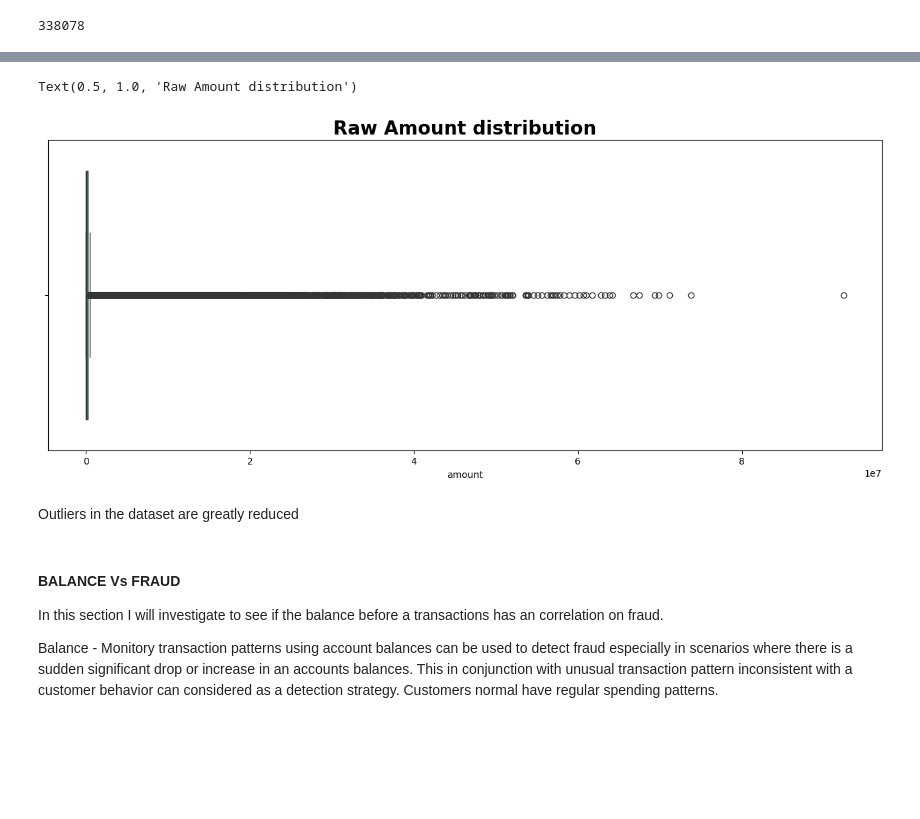
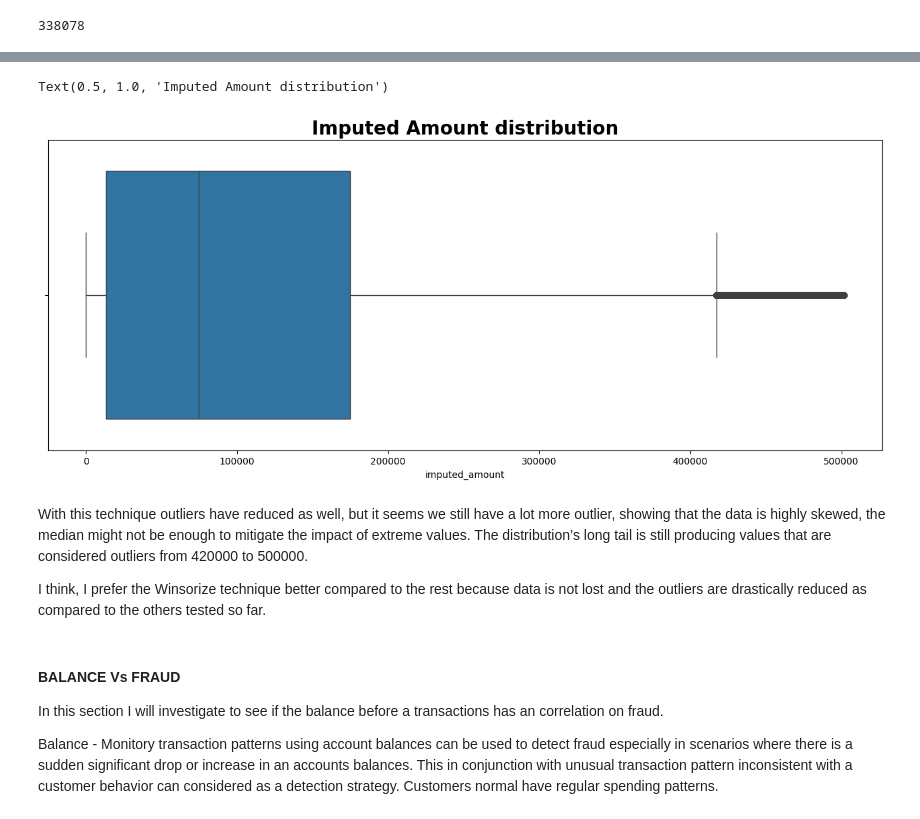
Before and after one commit to spectralcodex/momo-fincrime, a Jupyter notebook: fincrime.ipynb, the cells around one changed output, grey strips where cells are left out. Cells and saved outputs as stored; diff of their text form; code cells hidden in the pictures; blank space fills up the shorter version.

```diff
--- a/fincrime.ipynb
+++ b/fincrime.ipynb
@@ -567,0 +565,7 @@ print(mean, upper_bound)
+# %%
+# To use the winsorize approach I am going to replace the extreme values of the dataset with less values in other to reduce the outliers
+
+# To maintain what is in amount column copy amount to amount2
+dataset['amount2'] = dataset['amount']
+# Determine limits
+dataset['amount'].describe(percentiles=[0.01,0.5,0.75,0.95,0.98])
@@ -567,0 +586,3 @@ print(mean, upper_bound)
+# %%
+# Selecting 95th percentile as upper cap (proportion to winsorize at the upper end 0.05) and 0.00 as lower cap for outliers.
+dataset['winsorized_amount']  = winsorize(dataset['amount2'], limits=[0.00, 0.05])
@@ -567,0 +639,11 @@ print(mean, upper_bound)
+# %%
+# Calculate the median of the data points
+median = dataset['amount'].median()
+
+def identify_and_handle_outliers(row):
+    # Check if the value exceeds the upper bound
+    if row['amount'] > upper_lim:
+        # Replace the outlier with the mean of non-outliers
+        return median
+
+    return row['amount']
@@ -568,2 +656,3 @@ print(mean, upper_bound)
 # %%
-dataset['amount'] = dataset.apply(identify_and_handle_outliers, axis=1)
+# Apply the function to each amount row of the dataset
+dataset['imputed_amount'] = dataset.apply(identify_and_handle_outliers, axis=1)
@@ -607,13 +673,15 @@ dataset.describe()
 # %%
 plt.figure(figsize=(16,6))
 
-sns.boxplot(dataset['amount'], palette = 'viridis' , orient='h')
-plt.title('Raw Amount distribution',fontweight="bold", size=20)
+sns.boxplot(x = dataset['imputed_amount'])
+plt.title('Imputed Amount distribution',fontweight="bold", size=20)
 # %% [output]
-Text(0.5, 1.0, 'Raw Amount distribution')
+Text(0.5, 1.0, 'Imputed Amount distribution')
-[figure, old version]
+[figure, new version]
-# %% [markdown]
-Outliers in the dataset are greatly reduced
+# %% [markdown]
+With this technique outliers have reduced as well, but it seems we still have a lot more outlier, showing that the data is highly skewed, the median might not be enough to mitigate the impact of extreme values. The distribution’s long tail is still producing values that are considered outliers from 420000 to 500000.
+
+I think, I prefer the Winsorize technique better compared to the rest because data is not lost and the outliers are drastically reduced as compared to the others tested so far.
 # %% [markdown]
 #### BALANCE Vs FRAUD
 In this section I will investigate to see if the balance before a transactions has an correlation on fraud.
```
Also changed, not shown: parts of 39 cells of this notebook.
